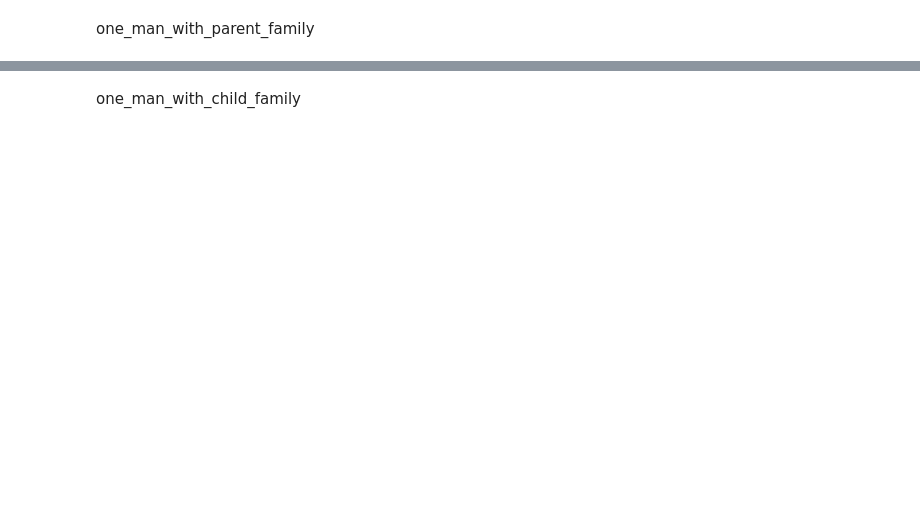
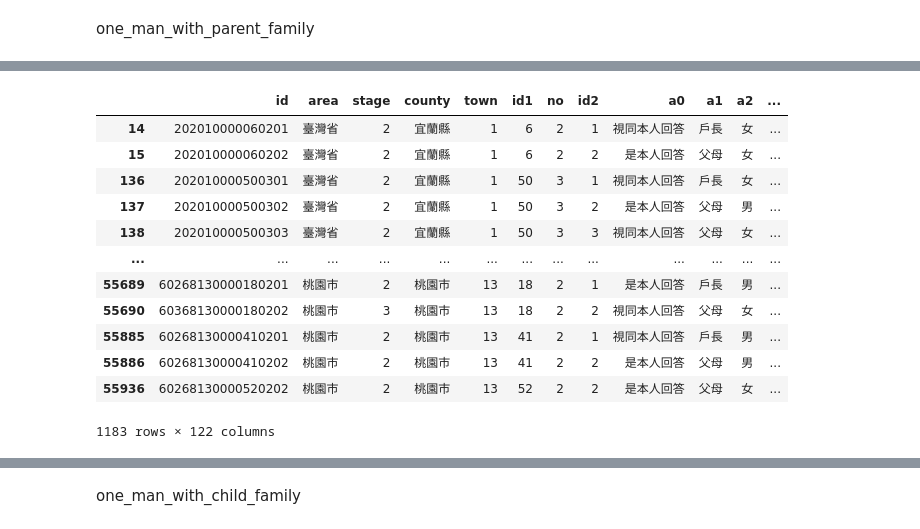
Before and after one commit to GISH123/help_clean_data_for_friend, a Jupyter notebook: combine.ipynb, the cells around one changed output, grey strips where cells are left out. Drawn from its saved outputs; the diff is of its cells as text; code cells hidden in the pictures; blank space fills up the shorter version.

```diff
--- a/combine.ipynb
+++ b/combine.ipynb
@@ -212,4 +215,21 @@ def parents(family_df):
     return family_df
+# %%
+def head_of_household_for_phr_full(family_df):
+    family_df['ret'] = family_df['a7']
+    family_df['age'] = family_df['a3']
+    family_df['work'] = family_df['a23_a']
+    family_df['edu'] = family_df['a5_2']
+    family_df['wage'] = family_df['b1_a']
+    family_df['hr_full'] = family_df['a10_1a'] + family_df['a10_2a']
+    family_df['hr_part'] = family_df['a10_1b'] + family_df['a10_2b']
+    family_df['ind2'] = family_df['a21_a2']
+    family_df['P2'] = family_df['b6_b']
+    family_df['add_hr'] = family_df['a12']
+    family_df['exp'] = family_df['b3_y']
+    family_df['Health1'] = family_df['a8']
+    family_df['Health2'] = family_df['a11']
+    family_df['Phr_full'] = family_df[family_df['a1']=='父母']['a10_1a'] + family_df[family_df['a1']=='父母']['a10_2a']
+    return family_df
 # %%
 one_man_with_parent_family_a = one_man_with_parent_family[one_man_with_parent_family['a1']=='戶長']
 # %%
@@ -236,0 +237,2 @@ See the caveats in the documentation: http://pandas.pydata.org/pandas-docs/stabl
+# %%
+one_man_with_parent_family_a_processed = head_of_household_for_phr_full(one_man_with_parent_family)
@@ -237,3 +257,19 @@ See the caveats in the documentation: http://pandas.pydata.org/pandas-docs/stabl
+# %%
+one_man_with_parent_family_a_processed #phr = NaN if 沒有家長
+# %% [output]
+|  | id | area | stage | county | town | id1 | no | id2 | a0 | a1 | a2 | ... |
+| 14 | 202010000060201 | 臺灣省 | 2 | 宜蘭縣 | 1 | 6 | 2 | 1 | 視同本人回答 | 戶長 | 女 | ... |
+| 15 | 202010000060202 | 臺灣省 | 2 | 宜蘭縣 | 1 | 6 | 2 | 2 | 是本人回答 | 父母 | 女 | ... |
+| 136 | 202010000500301 | 臺灣省 | 2 | 宜蘭縣 | 1 | 50 | 3 | 1 | 視同本人回答 | 戶長 | 女 | ... |
+| 137 | 202010000500302 | 臺灣省 | 2 | 宜蘭縣 | 1 | 50 | 3 | 2 | 是本人回答 | 父母 | 男 | ... |
+| 138 | 202010000500303 | 臺灣省 | 2 | 宜蘭縣 | 1 | 50 | 3 | 3 | 視同本人回答 | 父母 | 女 | ... |
+| ... | ... | ... | ... | ... | ... | ... | ... | ... | ... | ... | ... | ... |
+| 55689 | 60268130000180201 | 桃園市 | 2 | 桃園市 | 13 | 18 | 2 | 1 | 是本人回答 | 戶長 | 男 | ... |
+| 55690 | 60368130000180202 | 桃園市 | 3 | 桃園市 | 13 | 18 | 2 | 2 | 視同本人回答 | 父母 | 女 | ... |
+| 55885 | 60268130000410201 | 桃園市 | 2 | 桃園市 | 13 | 41 | 2 | 1 | 視同本人回答 | 戶長 | 男 | ... |
+| 55886 | 60268130000410202 | 桃園市 | 2 | 桃園市 | 13 | 41 | 2 | 2 | 是本人回答 | 父母 | 男 | ... |
+| 55936 | 60268130000520202 | 桃園市 | 2 | 桃園市 | 13 | 52 | 2 | 2 | 是本人回答 | 父母 | 女 | ... |
+1183 rows × 122 columns
 # %%
 one_man_with_parent_family_b_processed = parents(one_man_with_parent_family_b)
 # %% [output]
```
Also changed, not shown: parts of 29 cells of this notebook.
